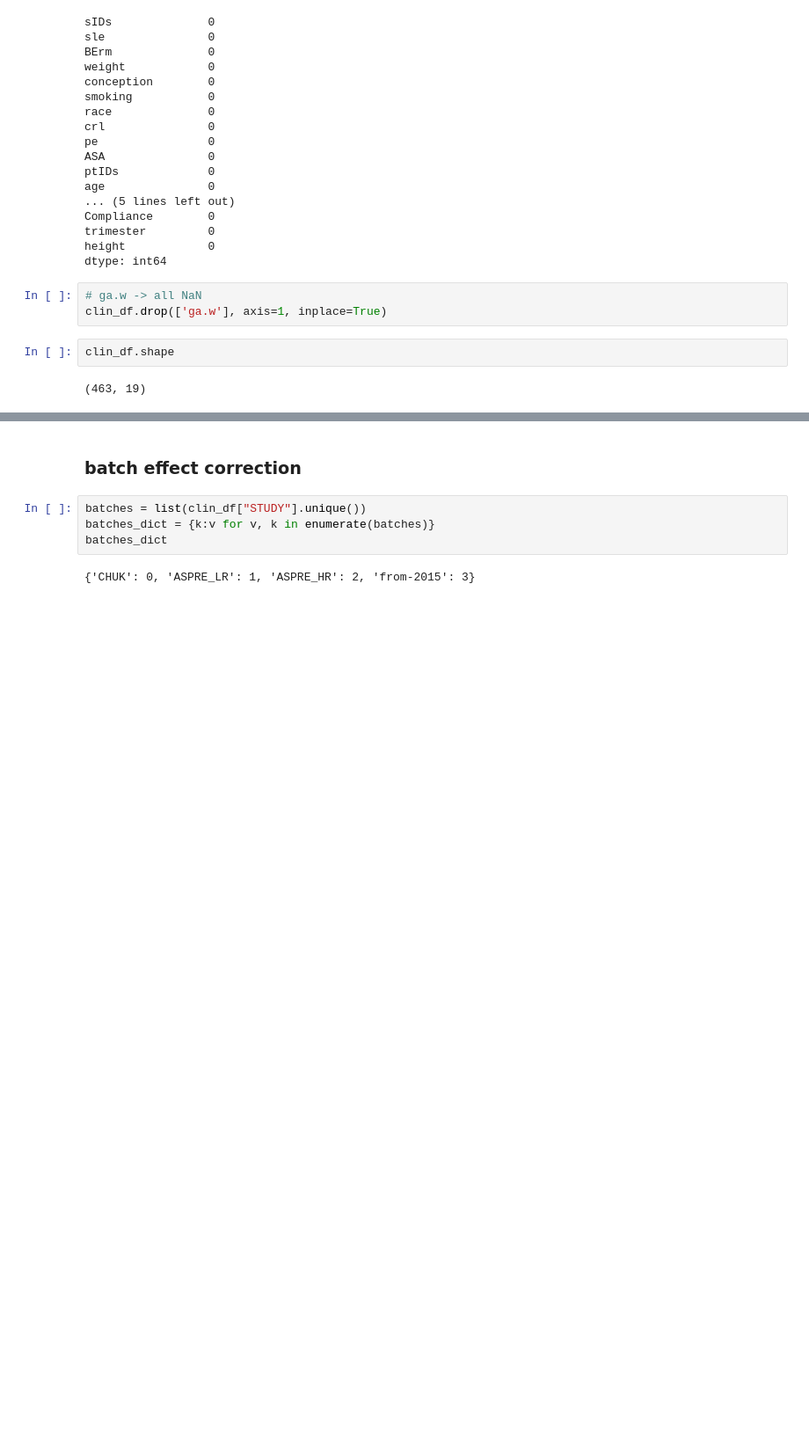
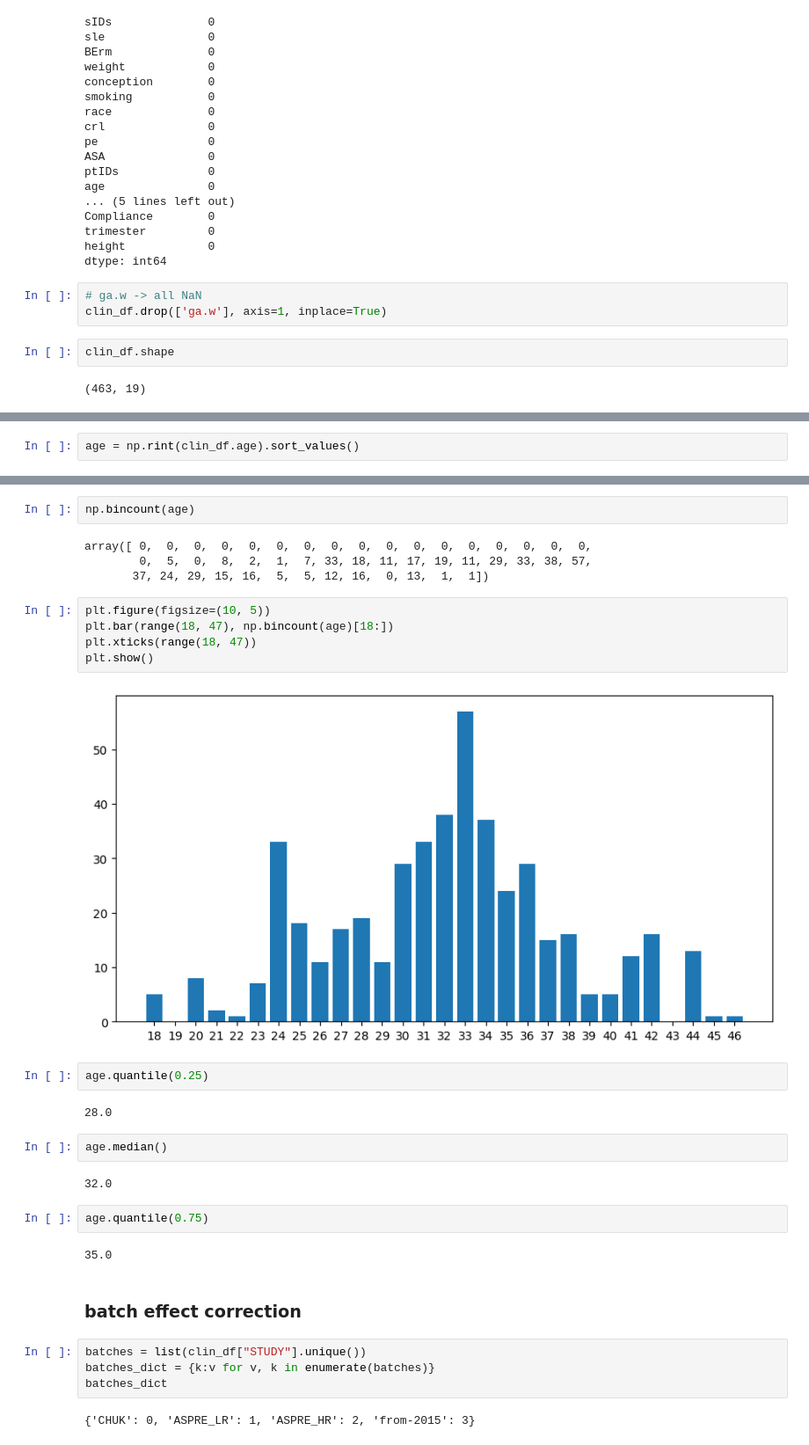
Before and after one commit to lucijamilicic/metabolomics_research, a Jupyter notebook: Metabolomics.ipynb, the cells around one changed output, grey strips where cells are left out. Shown at 88% size. Cells and saved outputs as stored; diff of their text form; blank space fills up the shorter version.

```diff
--- a/Metabolomics.ipynb
+++ b/Metabolomics.ipynb
@@ -166,0 +175,2 @@ clin_df.shape
+# %%
+age = np.rint(clin_df.age).sort_values()
@@ -167,3 +192,28 @@ clin_df.shape
+# %%
+np.bincount(age)
+# %% [output]
+array([ 0,  0,  0,  0,  0,  0,  0,  0,  0,  0,  0,  0,  0,  0,  0,  0,  0,
+        0,  5,  0,  8,  2,  1,  7, 33, 18, 11, 17, 19, 11, 29, 33, 38, 57,
+       37, 24, 29, 15, 16,  5,  5, 12, 16,  0, 13,  1,  1])
+# %%
+plt.figure(figsize=(10, 5))
+plt.bar(range(18, 47), np.bincount(age)[18:])
+plt.xticks(range(18, 47))
+plt.show()
+# %% [output]
+[figure, added]
+# %%
+age.quantile(0.25)
+# %% [output]
+28.0
+# %%
+age.median()
+# %% [output]
+32.0
+# %%
+age.quantile(0.75)
+# %% [output]
+35.0
 # %% [markdown]
 ### batch effect correction
 # %%
```
Also changed, not shown: parts of 87 cells of this notebook.
